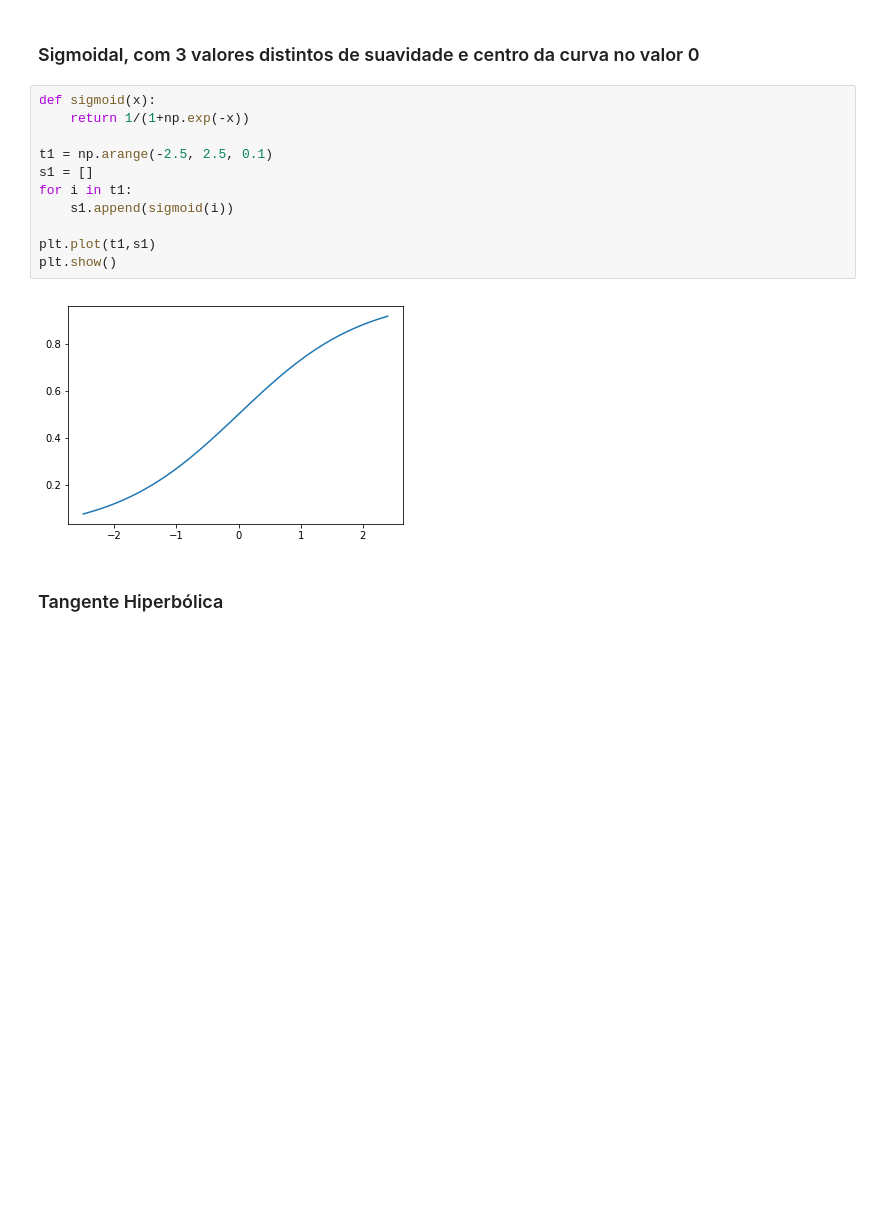
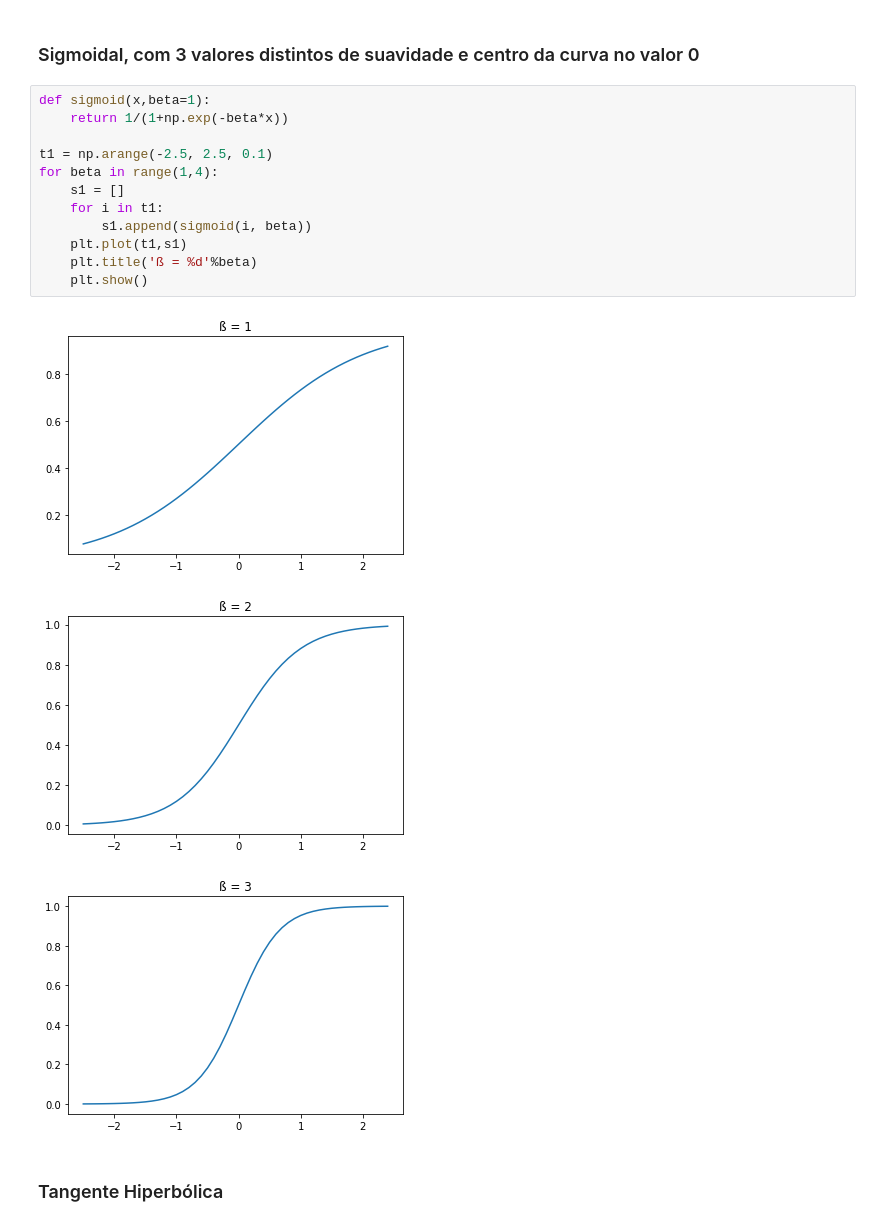
Before and after one commit to jpdol/RedesNeurais, a Jupyter notebook: PP3/Atividade #3 - Aprendizado de Neurônio Perceptron.ipynb, the cells around one changed output. Saved outputs shown, nothing was run; the diff lists cells and outputs as text; blank space fills up the shorter version.

Commit message:
Update Sigmoid plot

```diff
--- a/PP3/Atividade #3 - Aprendizado de Neurônio Perceptron.ipynb
+++ b/PP3/Atividade #3 - Aprendizado de Neurônio Perceptron.ipynb
@@ -155,18 +155,21 @@ plt.show()
 # %% [markdown]
 ### Sigmoidal, com 3 valores distintos de suavidade e centro da curva no valor 0
 # %%
-def sigmoid(x):
-    return 1/(1+np.exp(-x))
+def sigmoid(x,beta=1):
+    return 1/(1+np.exp(-beta*x))
 
 t1 = np.arange(-2.5, 2.5, 0.1)
-s1 = []
-for i in t1:
-    s1.append(sigmoid(i))
-
-plt.plot(t1,s1)
-plt.show()
+for beta in range(1,4):
+    s1 = []
+    for i in t1:
+        s1.append(sigmoid(i, beta))
+    plt.plot(t1,s1)
+    plt.title('ß = %d'%beta)
+    plt.show()
 # %% [output]
-[figure, old version]
+[figure, new version]
+[figure, added]
+[figure, added]
 # %% [markdown]
 ### Tangente Hiperbólica
 # %%
```
Also changed, not shown: parts of 3 cells of this notebook.
